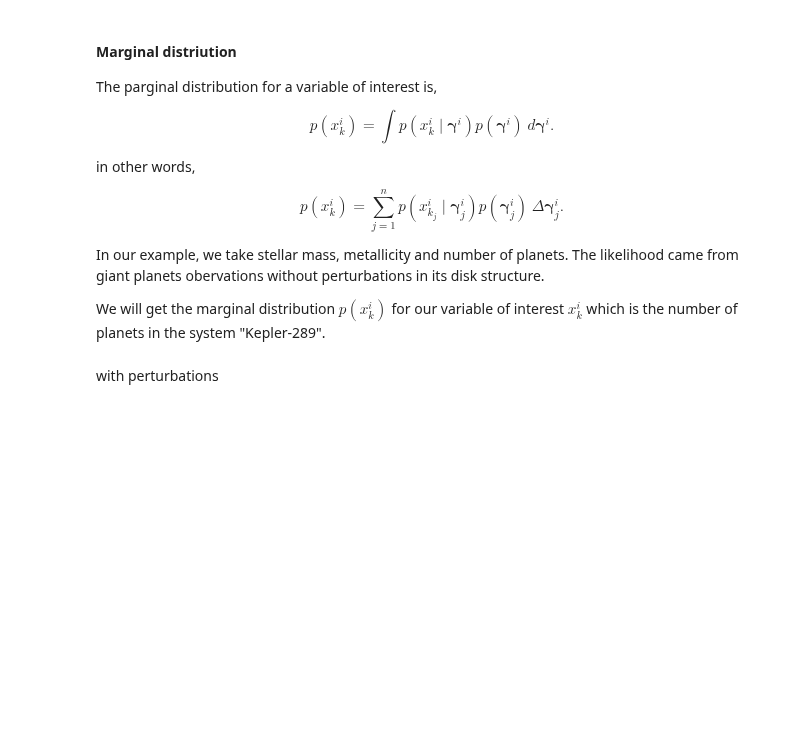
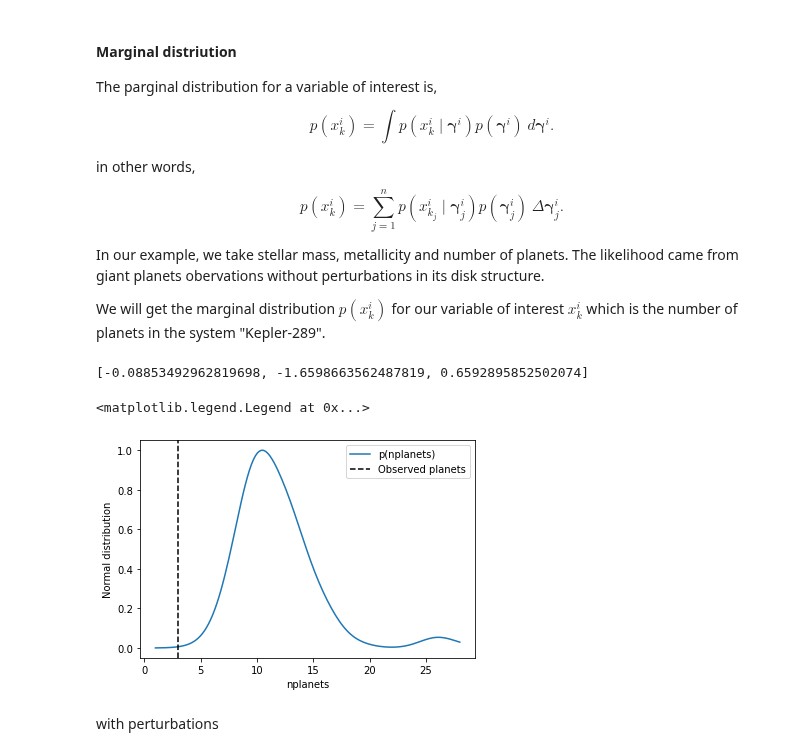
Before and after one commit to fjbautistas/kde_example, a Jupyter notebook: Marginal_Distributions.ipynb, the cells around one changed output. Drawn from its saved outputs; the diff is of its cells as text; code cells hidden in the pictures; blank space fills up the shorter version.

```diff
--- a/Marginal_Distributions.ipynb
+++ b/Marginal_Distributions.ipynb
@@ -226,7 +226,7 @@ def posterior(likelihood,prior):
 
     diff = [likelihood.data_std[:,i][1] - likelihood.data_std[:,i][0] for i in range(len(likelihood.data_std[0]))]
 
-    post = (likelihood.pdf_std.T*prior.prior_pdf.T).T
+    post = (likelihood.pdf_std.T*prior.pdf_prior.T).T
 
 
     if likelihood.dim == 3:
@@ -237,5 +237,8 @@ def posterior(likelihood,prior):
 
 
     return post/norm
+# %%
+prior = prior(likelihood, [systm.ms, systm.dms], [systm.metal,systm.dmetal])
+prior.prior_pdf()
 # %%
 post = posterior(likelihood, prior)
@@ -271,3 +287,5 @@ def marginal(posterior, likelihood):
     return M
 # %%
 Np_marginal = marginal(post, likelihood)
+# %% [output]
+[-0.08853492962819698, -1.6598663562487819, 0.6592895852502074]
@@ -274,8 +300,12 @@ Np_marginal = marginal(post, likelihood)
 # %%
-plt.plot(likelihood.real_interval[2], Np_marginal, label="p(nplanets)")
+plt.plot(likelihood.real_interval[2], Np_marginal/Np_marginal.max(), label="p(nplanets)")
 plt.xlabel("nplanets")
-plt.ylabel("Distribution")
+plt.ylabel("Normal distribution")
+plt.axvline(x = systm.n_planets.values, ls='--', c="k", label = "Observed planets")
 plt.legend()
+# %% [output]
+<matplotlib.legend.Legend at 0x...>
+[figure, added]
 # %% [markdown]
 with perturbations
 # %%
```
Also changed, not shown: parts of 4 cells of this notebook, 2 other files.
